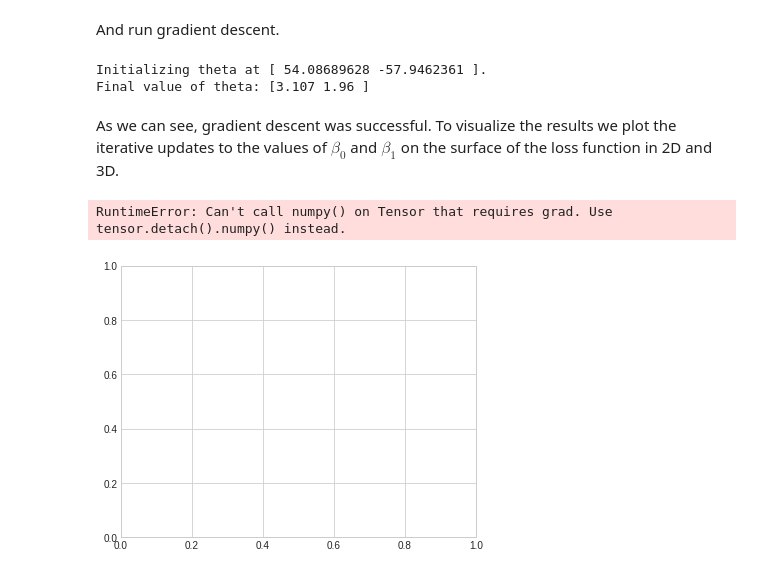
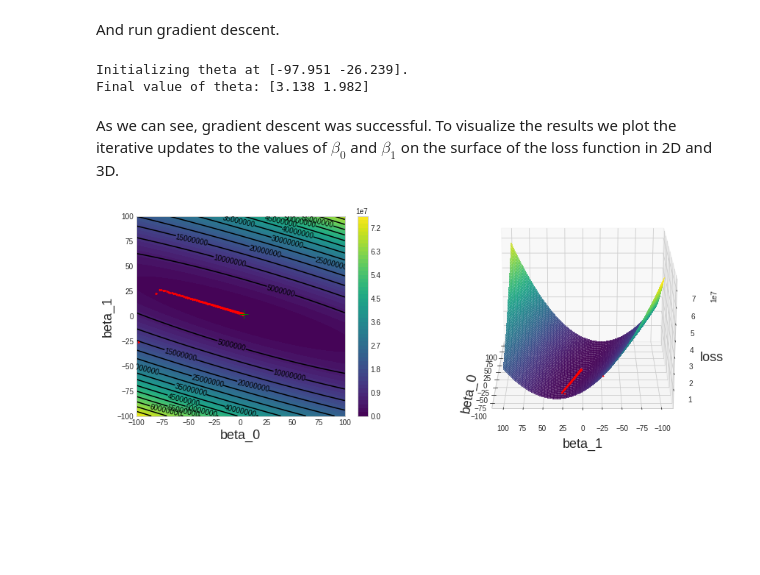
Before and after one commit to snamjoshi/faif-book, a Jupyter notebook: notebooks/ch3/2_linear_regression_gradient_descent.ipynb, the cells around one changed output. Saved outputs shown, nothing was run; the diff lists cells and outputs as text; code cells hidden in the pictures; blank space fills up the shorter version.

Commit message:
Basic linear regression notebooks finished

```diff
--- a/notebooks/ch3/2_linear_regression_gradient_descent.ipynb
+++ b/notebooks/ch3/2_linear_regression_gradient_descent.ipynb
@@ -44,15 +44,13 @@ where $\theta \in \left \{\beta_0, \beta_1 \right \}$. We can obtain the log-lik
 def generating_function(beta_0: float, beta_1: float, x: float) -> float:
     return beta_1 * x + beta_0
 
-def mle_objective(x: float, y: Union[float, torch.tensor], theta: torch.tensor) -> torch.tensor:
+def mle_objective(beta_0: float, beta_1: float) -> torch.tensor:
 
     # Parameters
-    beta_0 = theta[0]  # Linear generating function intercept
-    beta_1 = theta[1]  # Linear generating function slope
     var_y  = 0.5       # Likelihood variance
 
     # Linear genearting function
-    mu_y   = generating_function(beta_0=beta_0, beta_1=beta_1, x=x)
+    mu_y   = generating_function(beta_0=beta_0, beta_1=beta_1, x=x_star)
 
     # Calculate log-likelihood over samples
     log_likelihood = Normal(loc=mu_y, scale=np.sqrt(var_y)).log_prob(y).sum(axis=0)
@@ -67,8 +65,11 @@ $$
 
 In the code below, we initialize the parameters randomly from -100 to 100. The initial loss will be calculated at this random initialization for the parameters. Note that the parameters include two values: $\beta_0$ and $\beta_1$. `pytorch` will automatically determine the gradient update for both of these parameters simultaneously.
 # %%
-beta_0_init = np.random.uniform(low=-100, high=100)
-beta_1_init = np.random.uniform(low=-100, high=100)
+# beta_0_init = np.random.uniform(low=-100, high=100)
+# beta_1_init = np.random.uniform(low=-100, high=100)
+
+beta_0_init = -97.951
+beta_1_init = -26.239
 
 theta = np.array([beta_0_init, beta_1_init])
 # %% [markdown]
@@ -89,7 +90,7 @@ def gradient_descent(kappa: float,
     theta = torch.tensor(theta, requires_grad=True)
 
     # Calculate loss at initialization
-    loss = obj(x_star, y, theta)
+    loss = obj(theta[0], theta[1])
 
     # Add initialization values to history (j=0)
     theta_history[0] = theta
@@ -97,7 +98,7 @@ def gradient_descent(kappa: float,
 
     # Gradient descent algorithm (for j+1...n_iterations)
     for j in range(n_iterations-1):
-        obj_theta = obj(x_star, y, theta)  # Compute loss
+        obj_theta = obj(theta[0], theta[1])  # Compute loss
         obj_theta.backward()   # Compute gradient of tensor
 
         with torch.no_grad():
@@ -105,7 +106,7 @@ def gradient_descent(kappa: float,
             theta.grad.zero_()              # Zero out the gradients
 
         # Recalculate loss
-        loss = obj(x_star, y, theta)
+        loss = obj(theta[0], theta[1])
 
         # Append to history
         theta_history[j+1] = theta
@@ -145,12 +146,12 @@ And run gradient descent.
 # %%
 mle_history = gradient_descent(
     kappa=0.0001,
-    n_iterations=700,
+    n_iterations=1000,
     theta=theta,
     obj=mle_objective)
 # %% [output]
-Initializing theta at [ 54.08689628 -57.9462361 ].
-Final value of theta: [3.107 1.96 ]
+Initializing theta at [-97.951 -26.239].
+Final value of theta: [3.138 1.982]
 # %%
 theta_history = mle_history["theta"]
 loss_history = mle_history["loss"]
@@ -170,49 +171,48 @@ X, Y = np.meshgrid(b0_range, b1_range)
 
 # Vectorize NLL and compute the costs at all combinations of beta_0 and beta_1
 nll_mle_vec = np.vectorize(mle_objective)
-z = nll_mle_vec(X, Y, theta_history)
+z = nll_mle_vec(X, Y)
 
 # Plot the contours of the costs and fill them in
 contours = ax.contour(X, Y, z, levels=15, colors='k')
 fill = ax.contourf(X, Y, z, levels=50, cmap="viridis")
 
 # Compute the updates of beta_0 and beta_1 for each iteration of gradient descent
-beta_0 = [theta[0] for theta in theta_history]
-beta_1 = [theta[1] for theta in theta_history]
+beta_0 = [theta[0].detach().numpy() for theta in theta_history]
+beta_1 = [theta[1].detach().numpy() for theta in theta_history]
 
 # Plot the beta_0 and beta_1 updates across the loss function
 ax.plot(beta_0, beta_1, "r>", ms=2.5)
-ax.plot(3, 2, marker="+", color="black", markersize=12)   # True generating parameters
+ax.plot(3, 2, marker="+", color="green", markersize=12)   # True generating parameters
 
 # Axis labels
 ax.set_xlabel("beta_0", fontsize=18)
 ax.set_ylabel("beta_1", fontsize=18)
 
 # Labels contours and add colorbar
 plt.clabel(contours)
 plt.colorbar(fill)
 
 """ RIGHT PLOT """
 ax = fig.add_subplot(1, 2, 2, projection='3d')
 
 # Plot 3D negative log-likelihood
 ax.plot_surface(X, Y, z, cmap=cm.viridis, antialiased=False, alpha=0.75)
 
 # Compute the costs at each weight update
 loss_at_theta = [mle_objective(theta[0], theta[1]).tolist() for theta in theta_history]
 
 # Plot update along loss surface
 ax.plot(beta_0, beta_1, loss_at_theta, "r>", ms=1.5, zorder=10)
 
 # Change 3D plot camera view
 ax.view_init(20, 180)
 
 # Axis labels
 ax.set_xlabel("beta_0", fontsize=18)
 ax.set_ylabel("beta_1", fontsize=18)
 ax.set_zlabel("loss", fontsize=18)
 
 ax.dist = 7.5
 # %% [output]
-RuntimeError: Can't call numpy() on Tensor that requires grad. Use tensor.detach().numpy() instead.
-[figure, old version]
+[figure, new version]
```
Also changed, not shown: 3 other files.
